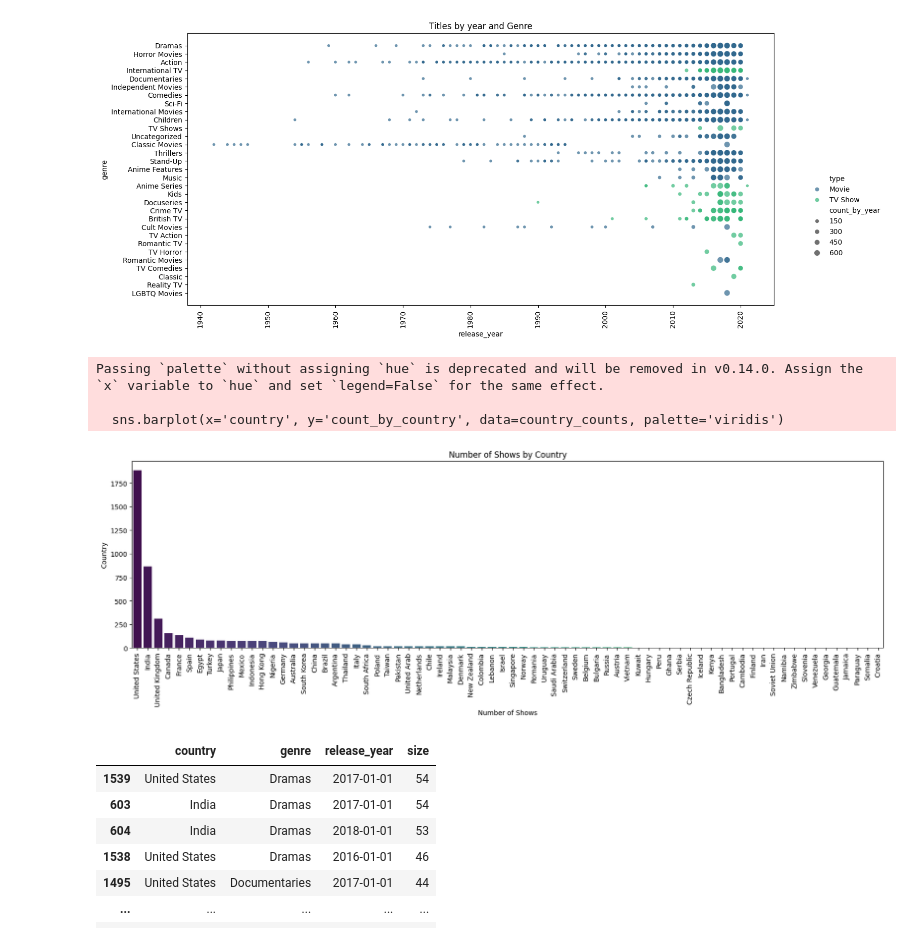
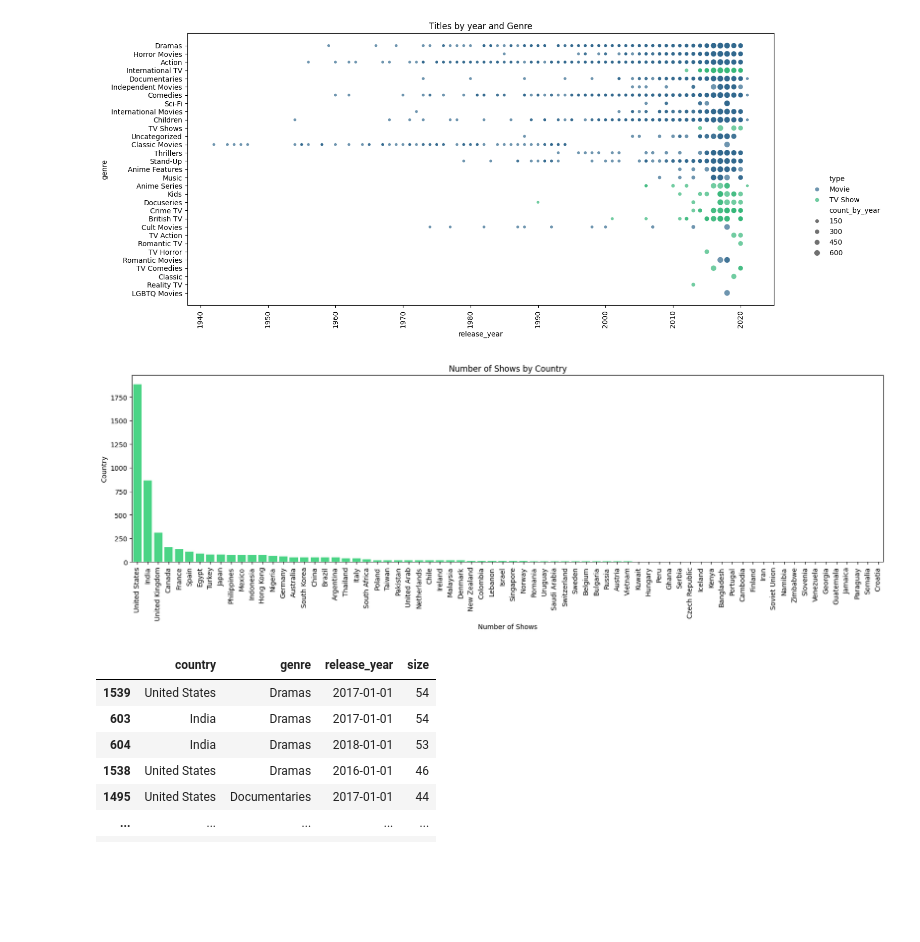
Before and after one commit to Leonela27/Portfolio, a Jupyter notebook: projects/python-projects/project1/netflix_data_analysis.ipynb, the cells around one changed output. Drawn from its saved outputs; the diff is of its cells as text; code cells hidden in the pictures; blank space fills up the shorter version.

Commit message:
update readme and remove warning un netflix_data_analysis.ipynb

```diff
--- a/projects/python-projects/project1/netflix_data_analysis.ipynb
+++ b/projects/python-projects/project1/netflix_data_analysis.ipynb
@@ -143,20 +143,17 @@ plt.show()
 # %%
 # number of shows by country
 country_counts = netflix_df['country'].value_counts().reset_index()
 country_counts.columns = ['country', 'count_by_country']
 
 plt.figure(figsize=(20, 5))
-sns.barplot(x='country', y='count_by_country', data=country_counts, palette='viridis')
+sns.barplot(x='country', y='count_by_country', data=country_counts, color='#34eb83')
 plt.xticks(rotation=90)
 plt.title('Number of Shows by Country')
 plt.xlabel('Number of Shows')
 plt.ylabel('Country')
 plt.show()
 # %% [output]
-Passing `palette` without assigning `hue` is deprecated and will be removed in v0.14.0. Assign the `x` variable to `hue` and set `legend=False` for the same effect.
-
-  sns.barplot(x='country', y='count_by_country', data=country_counts, palette='viridis')
-[figure, old version]
+[figure, new version]
 # %%
 shows_genre_country = netflix_df.groupby(['country','genre','release_year'],as_index=False).size().sort_values(by='size',ascending=False)
 shows_genre_country
```
Also changed, not shown: 1 other file.
